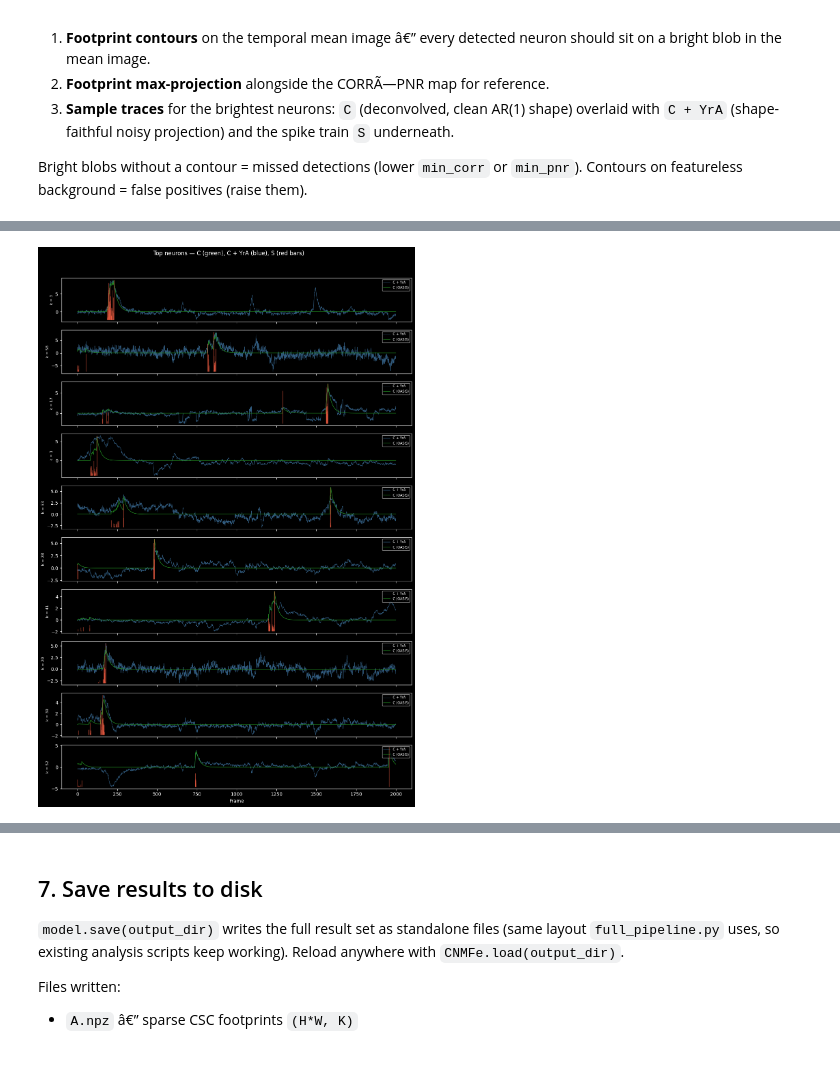
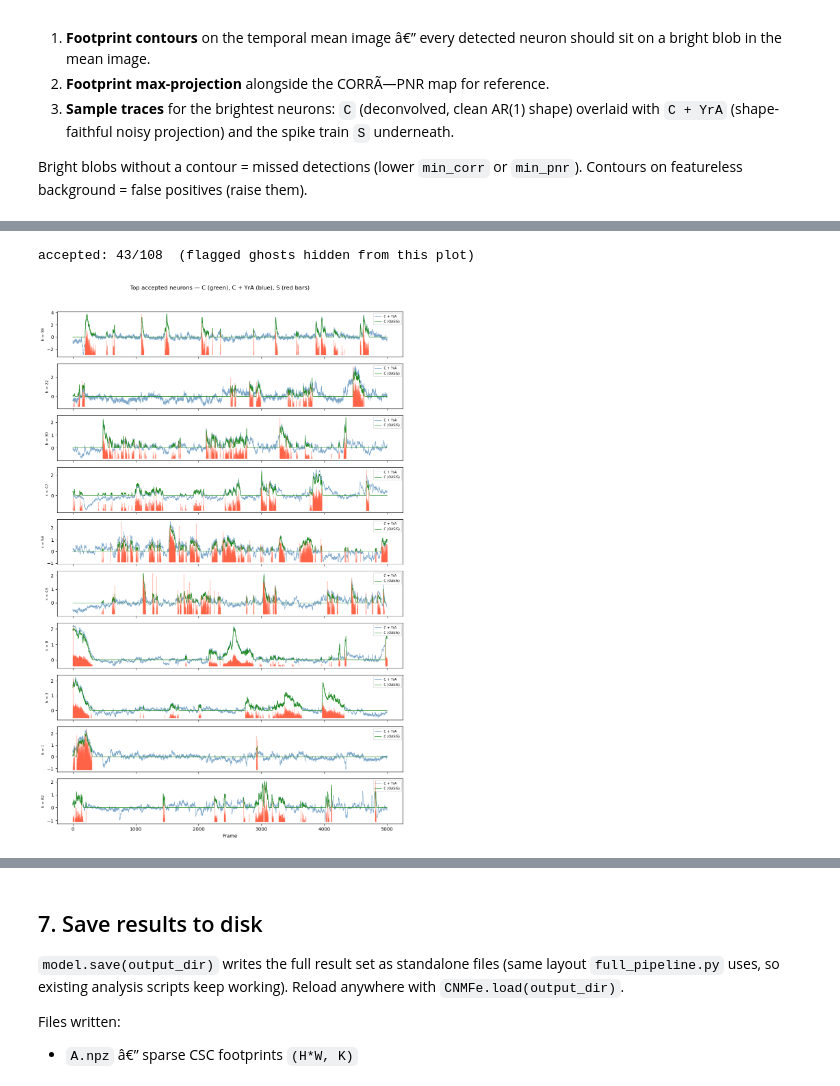
Before and after one commit to FlorianNeurosci/miniCNMFe, a Jupyter notebook: demo_notebooks/02_extract_components.ipynb, the cells around one changed output, grey strips where cells are left out. Cells and saved outputs as stored; diff of their text form; code cells hidden in the pictures.

```diff
--- a/demo_notebooks/02_extract_components.ipynb
+++ b/demo_notebooks/02_extract_components.ipynb
@@ -120,7 +120,7 @@ if TIME_STRIDE > 1:
 else:
     movie = np.asarray(mc_zarr, dtype=np.float32)
 
-movie = movie[:2000]
+movie = movie[:5000]
 T = movie.shape[0]
 print(f'loaded movie : shape={movie.shape}  dtype={movie.dtype}')
 print(f'              ~{movie.nbytes / 1e9:.2f} GB in RAM   (load took {time.time()-t0:.1f}s)')
@@ -408,36 +434,45 @@ plt.show()
 # %%
-# Pick the N brightest neurons (by C peak) and plot them.
+# Pick the N brightest *accepted* neurons (by C peak) and plot them.
+# Auto-eval tags ghosts via model.accepted_mask but doesn't drop them — so
+# we filter here, otherwise the "top by peak" selection happily includes
+# flagged components whose C+YrA is just background drift.
 N_TRACES = min(10, K)
 
-if K == 0:
-    print('No components extracted — nothing to plot.')
+acc_idx = np.flatnonzero(model.accepted_mask)
+n_acc = acc_idx.size
+print(f'accepted: {n_acc}/{K}  (flagged ghosts hidden from this plot)')
+
+if n_acc == 0:
+    print('No accepted components — nothing to plot.')
 else:
-    peak_per_k = model.C.max(axis=1)
-    top_k = np.argsort(-peak_per_k)[:N_TRACES]
+    N_TRACES = min(N_TRACES, n_acc)
+    peak_acc = model.C[acc_idx].max(axis=1)
+    top_k = acc_idx[np.argsort(-peak_acc)[:N_TRACES]]
     C_proj = model.C_projected   # = model.C + model.YrA — shape-faithful
 
     fig, axes = plt.subplots(N_TRACES, 1, figsize=(11, 1.6 * N_TRACES), sharex=True)
     if N_TRACES == 1:
         axes = [axes]
     for ax, k in zip(axes, top_k):
         ax.plot(C_proj[k], lw=0.7, color='steelblue', alpha=0.7, label='C + YrA')
         ax.plot(model.C[k], lw=1.0, color='forestgreen', label='C (OASIS)')
         ax2 = ax.twinx()
         # vlines over non-zero spike times only — ax2.bar(T_frames, S[k]) creates
         # one Rectangle artist per frame, which is unusable for T >> 1000.
         nz = np.flatnonzero(model.S[k])
         if nz.size:
             ax2.vlines(nz, 0, model.S[k][nz], color='tomato',
                        alpha=0.6, linewidth=1.0, label='S')
         ax2.set_yticks([])
         ax.set_ylabel(f'k = {k}', fontsize=8)
         ax.legend(loc='upper right', fontsize=7)
     axes[-1].set_xlabel('Frame')
-    plt.suptitle('Top neurons — C (green), C + YrA (blue), S (red bars)', y=1.02)
+    plt.suptitle('Top accepted neurons — C (green), C + YrA (blue), S (red bars)', y=1.02)
     plt.tight_layout()
     plt.show()
 # %% [output]
+accepted: 43/108  (flagged ghosts hidden from this plot)
-[figure, old version]
+[figure, new version]
 # %%
 plt.figure()
 plt.plot(model.C_projected.T[:2000,:5])
```
Also changed, not shown: parts of 9 cells of this notebook, 18 other files.
